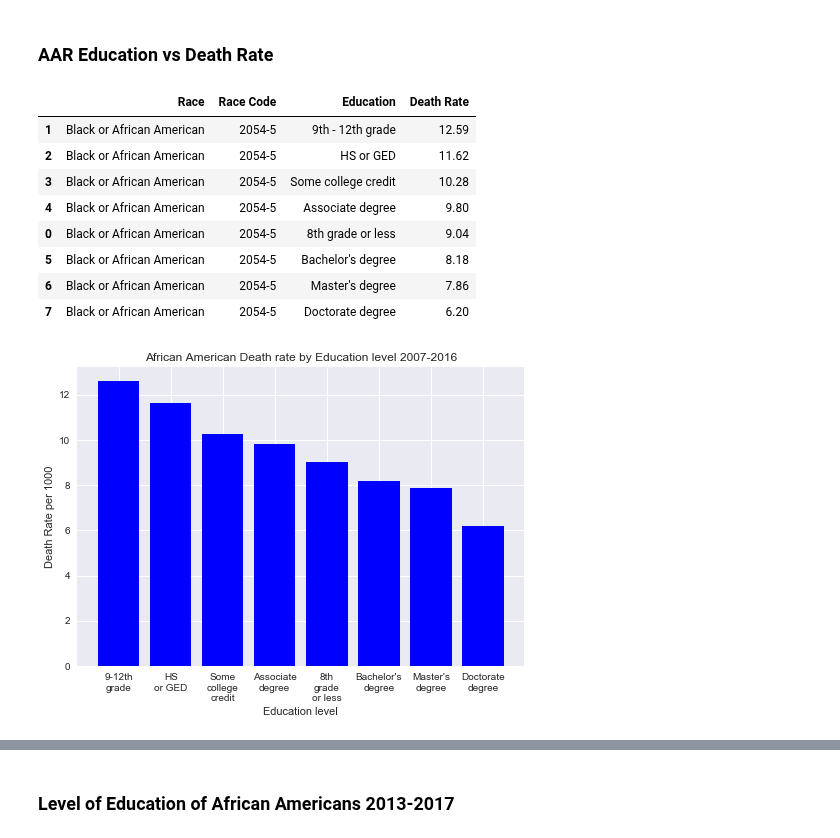
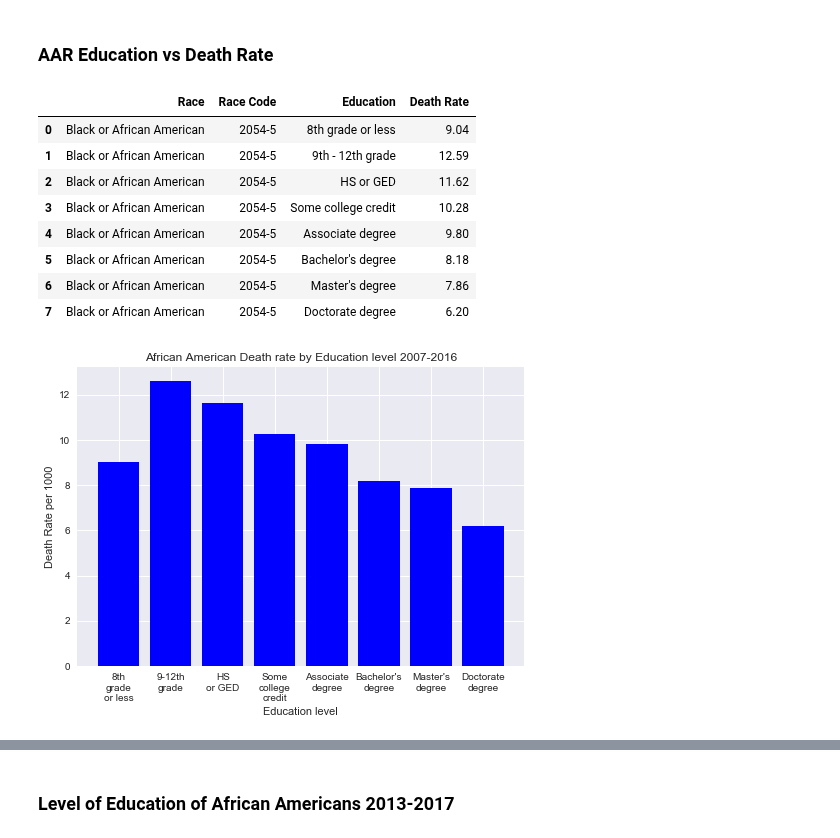
Before and after one commit to jasminajovanovic/IMR, a Jupyter notebook: IMR_by_education.ipynb, the cells around one changed output, grey strips where cells are left out. Saved outputs shown, nothing was run; the diff lists cells and outputs as text; code cells hidden in the pictures.

Commit message:
modifying x-axis order on the education bar and line graphs

```diff
--- a/IMR_by_education.ipynb
+++ b/IMR_by_education.ipynb
@@ -334,32 +336,32 @@ aareducation_sorted =aareducation_df.sort_values(["Death Rate"],ascending=False)
 # %%
-exclude_unknown_aar = aareducation_sorted.loc[aareducation_sorted['Education']!= "Unknown/Not on certificate"]
+exclude_unknown_aar = aareducation_df.loc[aareducation_df['Education']!= "Unknown/Not on certificate"]
 # %%
 exclude_excluded_aar = exclude_unknown_aar.loc[exclude_unknown_aar['Education']!= "Excluded"]
 exclude_excluded_aar
 # %% [output]
 |  | Race | Race Code | Education | Death Rate |
+| 0 | Black or African American | 2054-5 | 8th grade or less | 9.04 |
 | 1 | Black or African American | 2054-5 | 9th - 12th grade | 12.59 |
 | 2 | Black or African American | 2054-5 | HS or GED | 11.62 |
 | 3 | Black or African American | 2054-5 | Some college credit | 10.28 |
 | 4 | Black or African American | 2054-5 | Associate degree | 9.80 |
-| 0 | Black or African American | 2054-5 | 8th grade or less | 9.04 |
 | 5 | Black or African American | 2054-5 | Bachelor's degree | 8.18 |
 | 6 | Black or African American | 2054-5 | Master's degree | 7.86 |
 | 7 | Black or African American | 2054-5 | Doctorate degree | 6.20 |
 # %%
 x_axis = exclude_excluded_aar['Education']
 y_axis = exclude_excluded_aar['Death Rate']
 plt.tight_layout()
 plt.title(f"African American Death rate by Education level 2007-2016")
 plt.ylabel("Death Rate per 1000")
 plt.xlabel("Education level")
 plt.bar(x_axis, y_axis, color="b", align="center")
-plt.xticks(range(len(x_axis)), ["9-12th\ngrade", "HS\nor GED", "Some\ncollege\ncredit" , "Associate\ndegree", "8th\ngrade\nor less", "Bachelor's\ndegree", "Master's\ndegree", "Doctorate\ndegree"] )
+plt.xticks(range(len(x_axis)), ["8th\ngrade\nor less", "9-12th\ngrade", "HS\nor GED", "Some\ncollege\ncredit" , "Associate\ndegree", "Bachelor's\ndegree", "Master's\ndegree", "Doctorate\ndegree"] )
 
 plt.savefig("Images/Education_of_AAR.png")
 plt.show()
 # %% [output]
-[figure, old version]
+[figure, new version]
 # %%
 censusaareducation = 'datafiles/AAR_Education_2013_2017.csv'
 censusaareducation_df = pd.read_csv(censusaareducation, encoding="ISO-8859-1")
```
Also changed, not shown: parts of 6 cells of this notebook, 3 other files.
